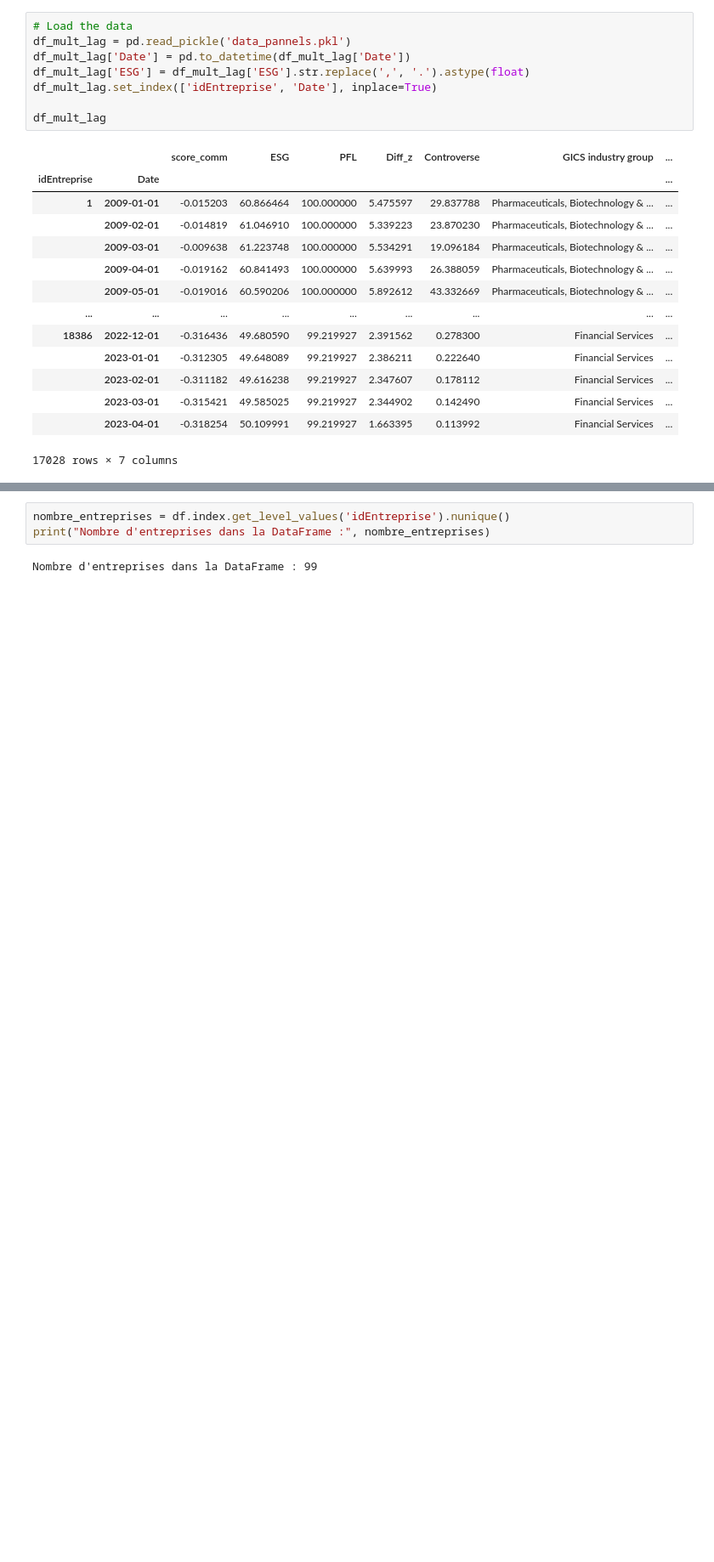
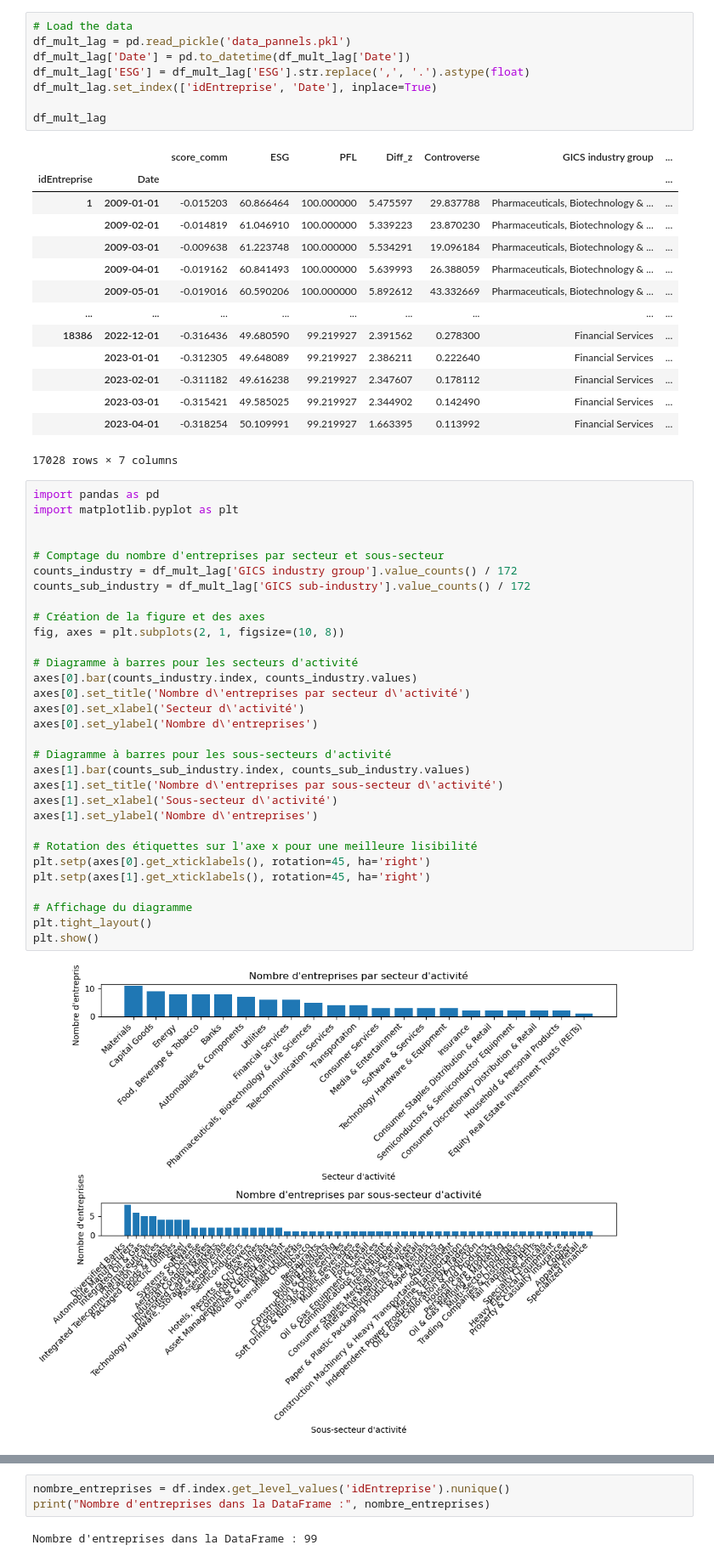
Before and after one commit to tgarnier067/Stat_app, a Jupyter notebook: Econométrie.ipynb, the cells around one changed output, grey strips where cells are left out. Shown at 85% size. Saved outputs shown, nothing was run; the diff lists cells and outputs as text; blank space fills up the shorter version.

Commit message:
Ajout visualisation des secteurs

```diff
--- a/Econométrie.ipynb
+++ b/Econométrie.ipynb
@@ -947,3 +947,36 @@ df_mult_lag
 |  | 2023-03-01 | -0.315421 | 49.585025 | 99.219927 | 2.344902 | 0.142490 | Financial Services | ... |
 |  | 2023-04-01 | -0.318254 | 50.109991 | 99.219927 | 1.663395 | 0.113992 | Financial Services | ... |
 17028 rows × 7 columns
+# %%
+import pandas as pd
+import matplotlib.pyplot as plt
+
+
+# Comptage du nombre d'entreprises par secteur et sous-secteur
+counts_industry = df_mult_lag['GICS industry group'].value_counts() / 172
+counts_sub_industry = df_mult_lag['GICS sub-industry'].value_counts() / 172
+
+# Création de la figure et des axes
+fig, axes = plt.subplots(2, 1, figsize=(10, 8))
+
+# Diagramme à barres pour les secteurs d'activité
+axes[0].bar(counts_industry.index, counts_industry.values)
+axes[0].set_title('Nombre d\'entreprises par secteur d\'activité')
+axes[0].set_xlabel('Secteur d\'activité')
+axes[0].set_ylabel('Nombre d\'entreprises')
+
+# Diagramme à barres pour les sous-secteurs d'activité
+axes[1].bar(counts_sub_industry.index, counts_sub_industry.values)
+axes[1].set_title('Nombre d\'entreprises par sous-secteur d\'activité')
+axes[1].set_xlabel('Sous-secteur d\'activité')
+axes[1].set_ylabel('Nombre d\'entreprises')
+
+# Rotation des étiquettes sur l'axe x pour une meilleure lisibilité
+plt.setp(axes[0].get_xticklabels(), rotation=45, ha='right')
+plt.setp(axes[1].get_xticklabels(), rotation=45, ha='right')
+
+# Affichage du diagramme
+plt.tight_layout()
+plt.show()
+# %% [output]
+[figure, added]
```
Also changed, not shown: parts of 18 cells of this notebook.
